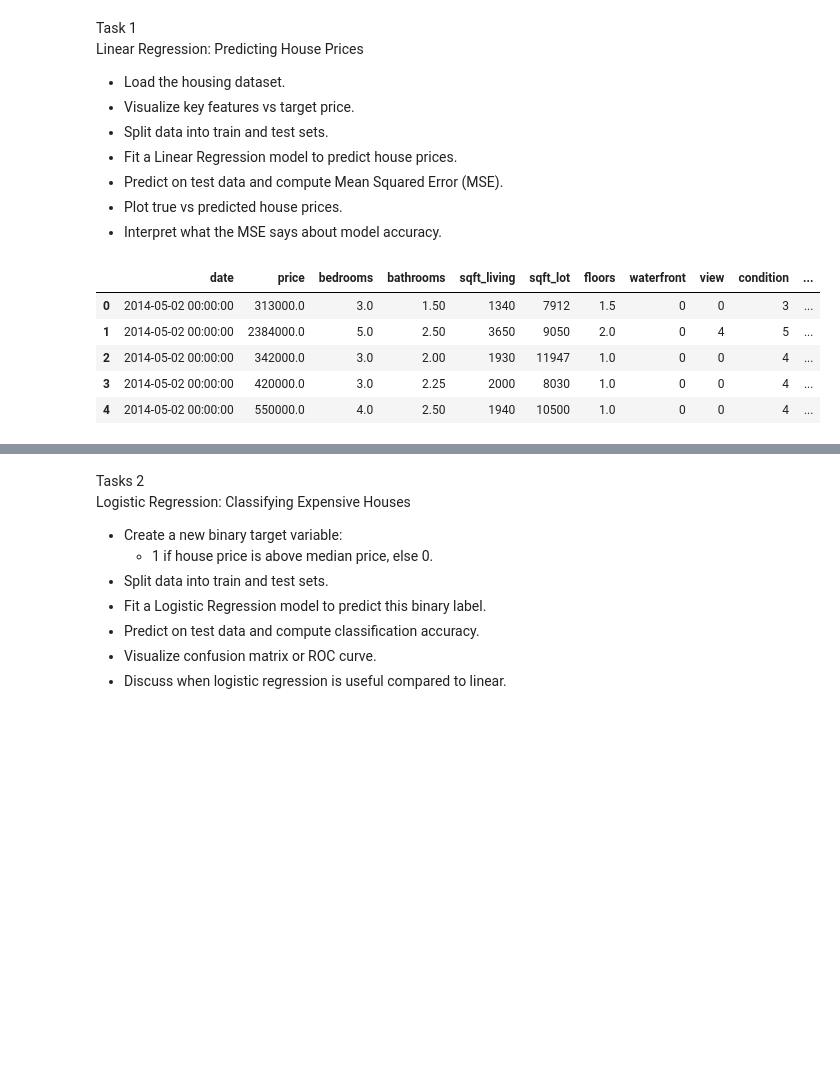
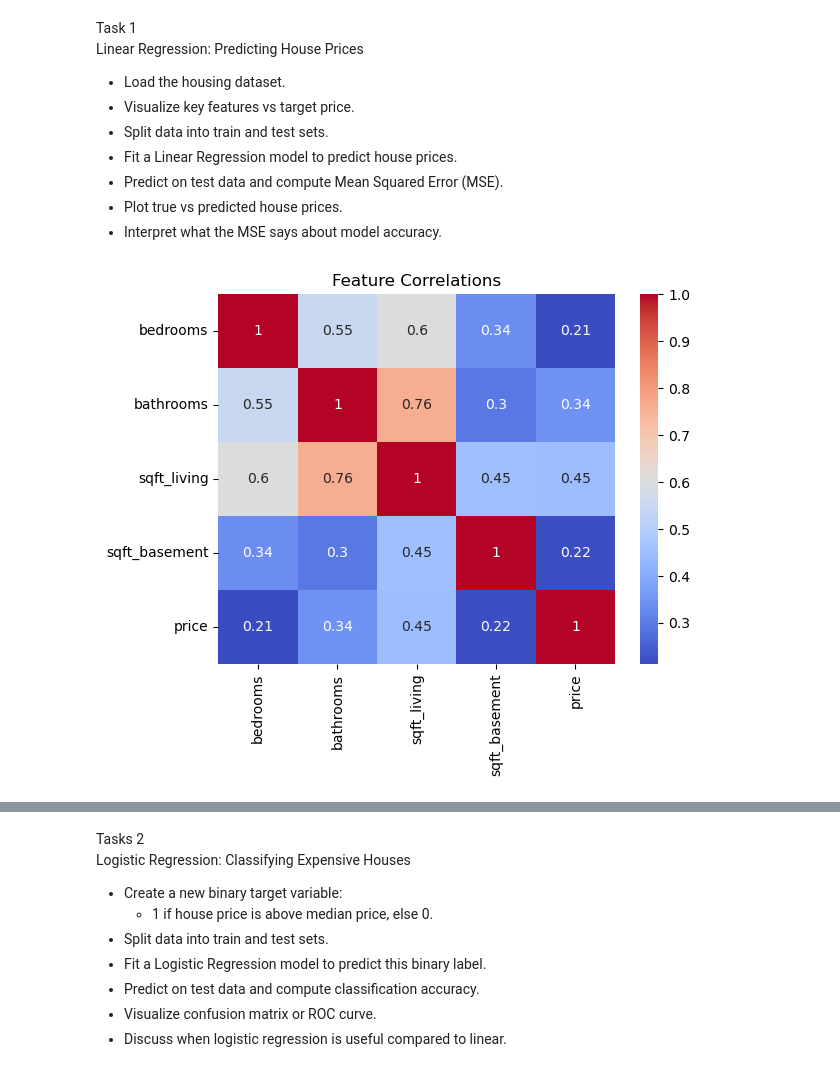
Before and after one commit to hcirne/t4inf1601-scientific_programming, a Jupyter notebook: regression-analysis/regression-analysis.ipynb, the cells around one changed output, grey strips where cells are left out. Saved outputs shown, nothing was run; the diff lists cells and outputs as text; code cells hidden in the pictures; blank space fills up the shorter version.

Commit message:
project proposal

```diff
--- a/regression-analysis/regression-analysis.ipynb
+++ b/regression-analysis/regression-analysis.ipynb
@@ -3,0 +33,6 @@ import numpy as np
+# %%
+df = df[df['price'] != 0]
+df = df[df['bedrooms'] != 0]
+df = df[df['bathrooms'] != 0]
+
+print(df.eq(0).sum())
@@ -11,20 +66,14 @@ Linear Regression: Predicting House Prices
 - Predict on test data and compute Mean Squared Error (MSE).
 - Plot true vs predicted house prices.
 - Interpret what the MSE says about model accuracy.
-# %%
-df = pd.read_csv('../eda-project-real-estate/KC_housing_data.csv')
-
-indices_to_drop = df[df['price'] == 0.0].index
-
-df.drop(indices_to_drop, inplace=True)
-
-df.sort_values(by="price").head()
-
-df.head()
-# %% [output]
-|  | date | price | bedrooms | bathrooms | sqft_living | sqft_lot | floors | waterfront | view | condition | ... |
-| 0 | 2014-05-02 00:00:00 | 313000.0 | 3.0 | 1.50 | 1340 | 7912 | 1.5 | 0 | 0 | 3 | ... |
-| 1 | 2014-05-02 00:00:00 | 2384000.0 | 5.0 | 2.50 | 3650 | 9050 | 2.0 | 0 | 4 | 5 | ... |
-| 2 | 2014-05-02 00:00:00 | 342000.0 | 3.0 | 2.00 | 1930 | 11947 | 1.0 | 0 | 0 | 4 | ... |
-| 3 | 2014-05-02 00:00:00 | 420000.0 | 3.0 | 2.25 | 2000 | 8030 | 1.0 | 0 | 0 | 4 | ... |
-| 4 | 2014-05-02 00:00:00 | 550000.0 | 4.0 | 2.50 | 1940 | 10500 | 1.0 | 0 | 0 | 4 | ... |
+# %%
+# 1. Key Features vs Target Price
+
+key_features = ['bedrooms', 'bathrooms', 'sqft_living', 'sqft_basement']
+
+corr = df[key_features + ['price']].corr()
+sns.heatmap(corr, annot=True, cmap='coolwarm')
+plt.title('Feature Correlations')
+plt.show()
+# %% [output]
+[figure, added]
```
Also changed, not shown: parts of 7 cells of this notebook.
